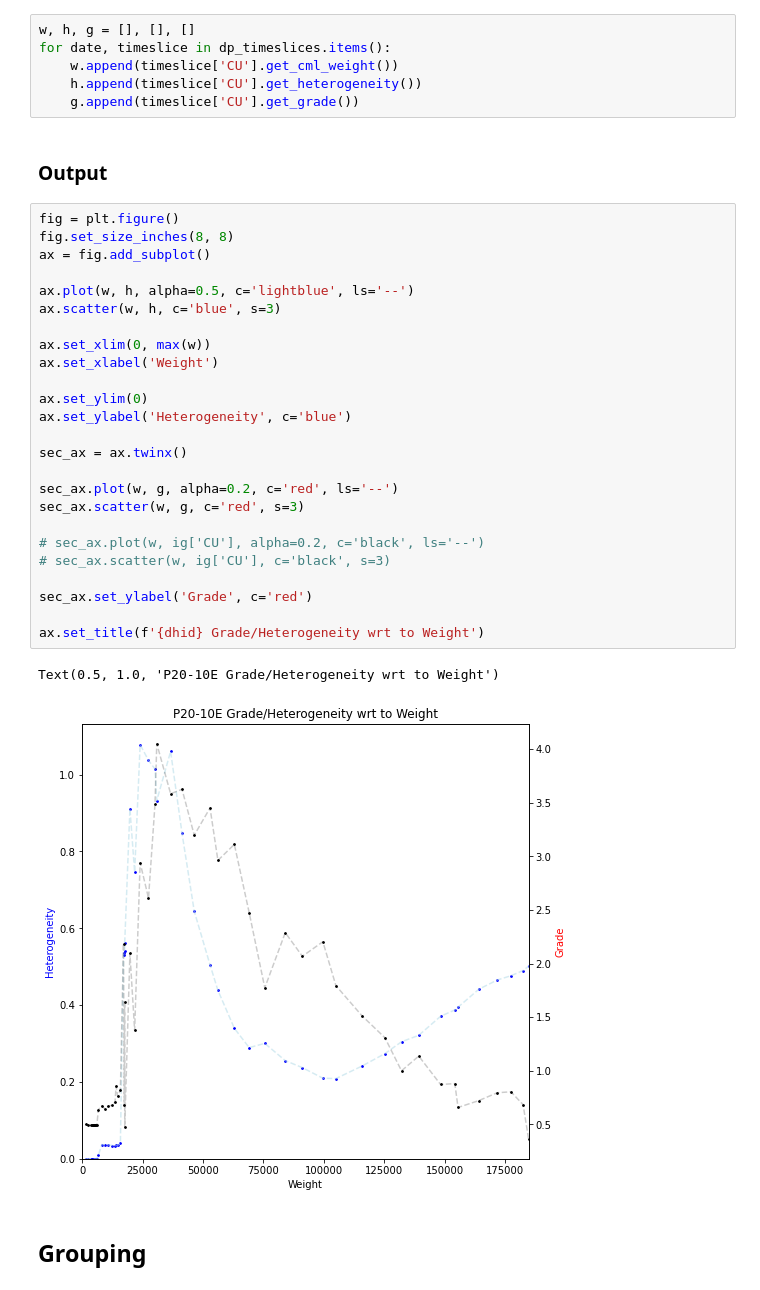
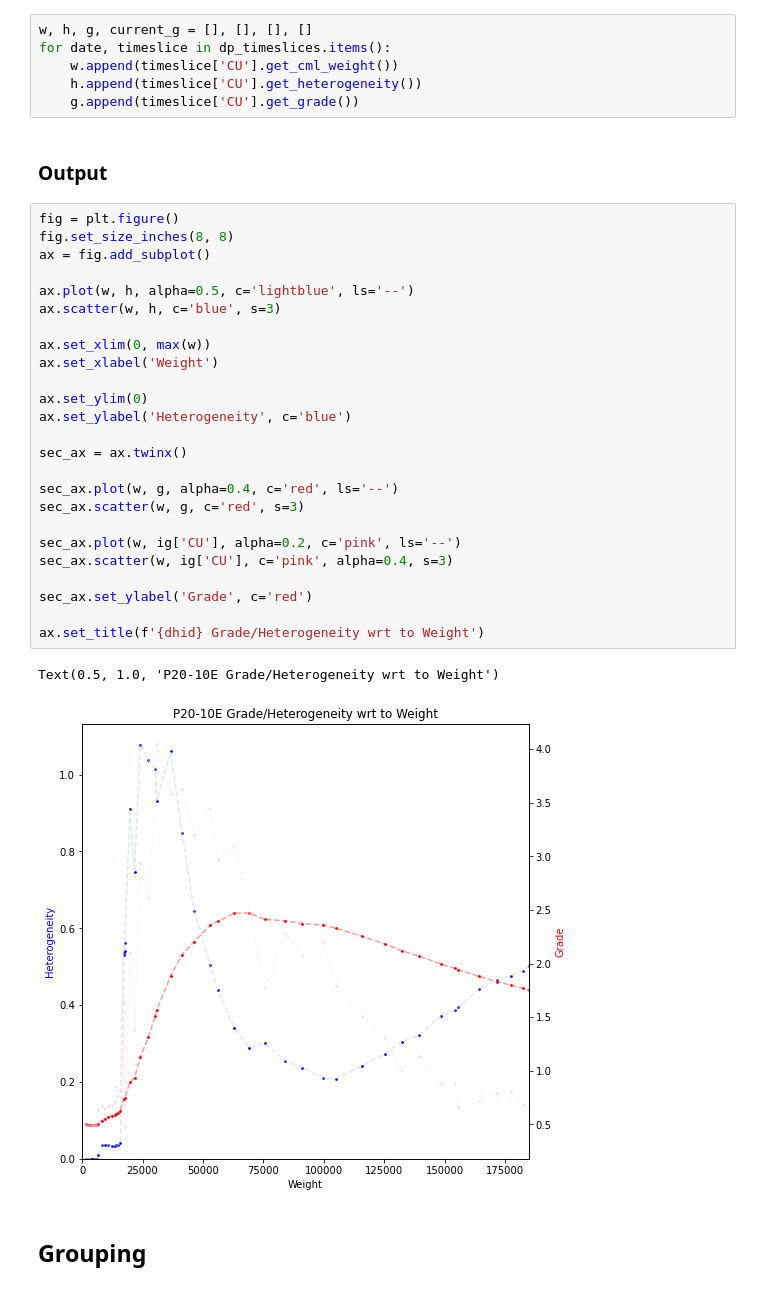
Before and after one commit to jouytrew/masters_pfti, a Jupyter notebook: notebooks/het_analysis_wrt_time_pcbc.ipynb, the cells around one changed output. Saved outputs shown, nothing was run; the diff lists cells and outputs as text.

```diff
--- a/notebooks/het_analysis_wrt_time_pcbc.ipynb
+++ b/notebooks/het_analysis_wrt_time_pcbc.ipynb
@@ -63,7 +63,7 @@ for index in indices:
             filtered_df[element].loc[:index]
             )
 # %%
-w, h, g = [], [], []
+w, h, g, current_g = [], [], [], []
 for date, timeslice in dp_timeslices.items():
     w.append(timeslice['CU'].get_cml_weight())
     h.append(timeslice['CU'].get_heterogeneity())
@@ -73,31 +73,31 @@ for date, timeslice in dp_timeslices.items():
 # %%
 fig = plt.figure()
 fig.set_size_inches(8, 8)
 ax = fig.add_subplot()
 
 ax.plot(w, h, alpha=0.5, c='lightblue', ls='--')
 ax.scatter(w, h, c='blue', s=3)
 
 ax.set_xlim(0, max(w))
 ax.set_xlabel('Weight')
 
 ax.set_ylim(0)
 ax.set_ylabel('Heterogeneity', c='blue')
 
 sec_ax = ax.twinx()
 
-sec_ax.plot(w, g, alpha=0.2, c='red', ls='--')
+sec_ax.plot(w, g, alpha=0.4, c='red', ls='--')
 sec_ax.scatter(w, g, c='red', s=3)
 
-# sec_ax.plot(w, ig['CU'], alpha=0.2, c='black', ls='--')
-# sec_ax.scatter(w, ig['CU'], c='black', s=3)
+sec_ax.plot(w, ig['CU'], alpha=0.2, c='pink', ls='--')
+sec_ax.scatter(w, ig['CU'], c='pink', alpha=0.4, s=3)
 
 sec_ax.set_ylabel('Grade', c='red')
 
 ax.set_title(f'{dhid} Grade/Heterogeneity wrt to Weight')
 # %% [output]
 Text(0.5, 1.0, 'P20-10E Grade/Heterogeneity wrt to Weight')
-[figure, old version]
+[figure, new version]
 # %% [markdown]
 ## Grouping
 # %%
```
Also changed, not shown: parts of 1 cell of this notebook, 3 other files.
